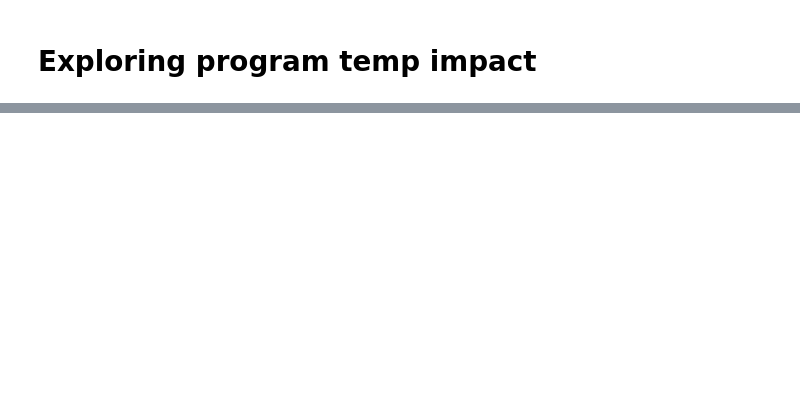
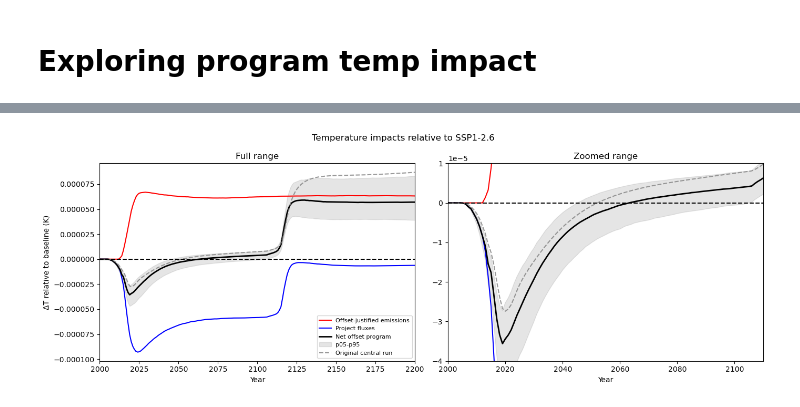
Before and after one commit to carbonplan/slcp-offsetting, a Jupyter notebook: notebooks/02a_ca_analysis_SpecificODS.ipynb, the cells around one changed output, grey strips where cells are left out. Drawn from its saved outputs; the diff is of its cells as text; code cells hidden in the pictures; blank space fills up the shorter version.

```diff
--- a/notebooks/02a_ca_analysis_SpecificODS.ipynb
+++ b/notebooks/02a_ca_analysis_SpecificODS.ipynb
@@ -347 +553,41 @@ plt.show()
+# %%
+# plot net program temperature response with legacy model results
+
+fig, axes = plt.subplots(1, 2, figsize=(14, 5))
+
+# full view
+axes[0].plot(years, emissions_only_central, color="red", label="Offset-justified emissions")
+axes[0].plot(years, projects_only_central, color="blue", label="Project fluxes")
+axes[0].plot(years, net_program_central, color="black", label="Net offset program", linewidth=2)
+axes[0].fill_between(years, net_program_lower, net_program_upper,
+                     color="gray", alpha=0.2, label="p05-p95")
+axes[0].plot(years, net_program_old_central, linestyle="--", color="gray",
+             alpha=0.8, label="Original central run")
+axes[0].axhline(0, ls="--", color="k")
+axes[0].set_xlim(2000, 2200)
+axes[0].set_xlabel("Year")
+axes[0].set_ylabel("ΔT relative to baseline (K)")
+axes[0].set_title("Full range")
+axes[0].legend(fontsize=8)
+
+# zoomed view
+axes[1].plot(years, emissions_only_central, color="red", label="Offset-justified emissions")
+axes[1].plot(years, projects_only_central, color="blue", label="Project fluxes")
+axes[1].plot(years, net_program_central, color="black", label="Net offset program", linewidth=2)
+axes[1].fill_between(years, net_program_lower, net_program_upper,
+                     color="gray", alpha=0.2)
+axes[1].plot(years, net_program_old_central, linestyle="--", color="gray",
+             alpha=0.8, label="Original central run")
+
+axes[1].axhline(0, ls="--", color="k")
+axes[1].set_xlim(2000, 2110)
+axes[1].set_ylim(-0.00004, 0.00001)
+axes[1].set_xlabel("Year")
+axes[1].set_title("Zoomed range")
+
+fig.suptitle("Temperature impacts relative to SSP1-2.6")
+plt.tight_layout()
+plt.show()
+# %% [output]
+[figure, added]
 # %%
```
Also changed, not shown: parts of 45 cells of this notebook, 7 other files.
